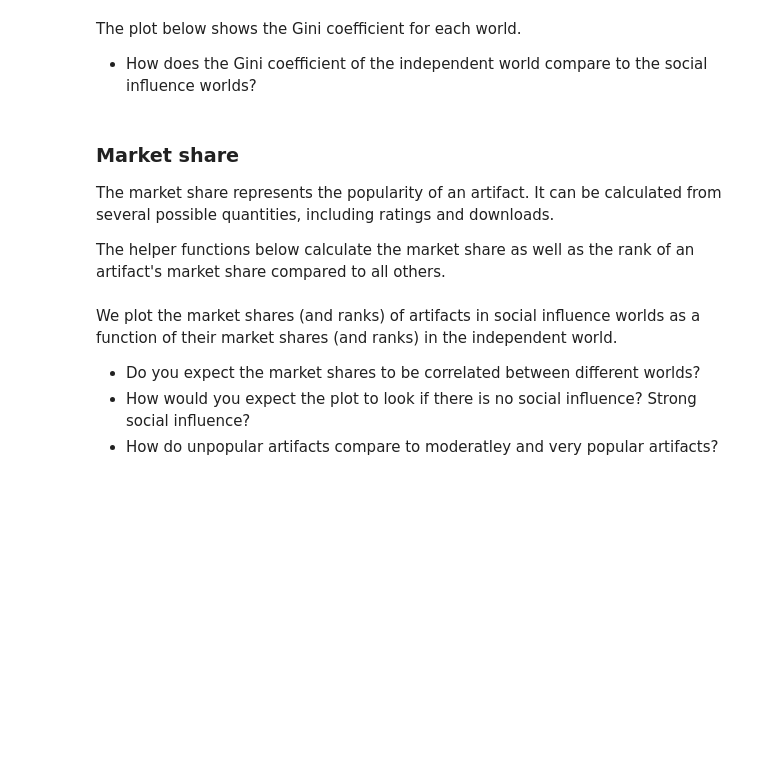
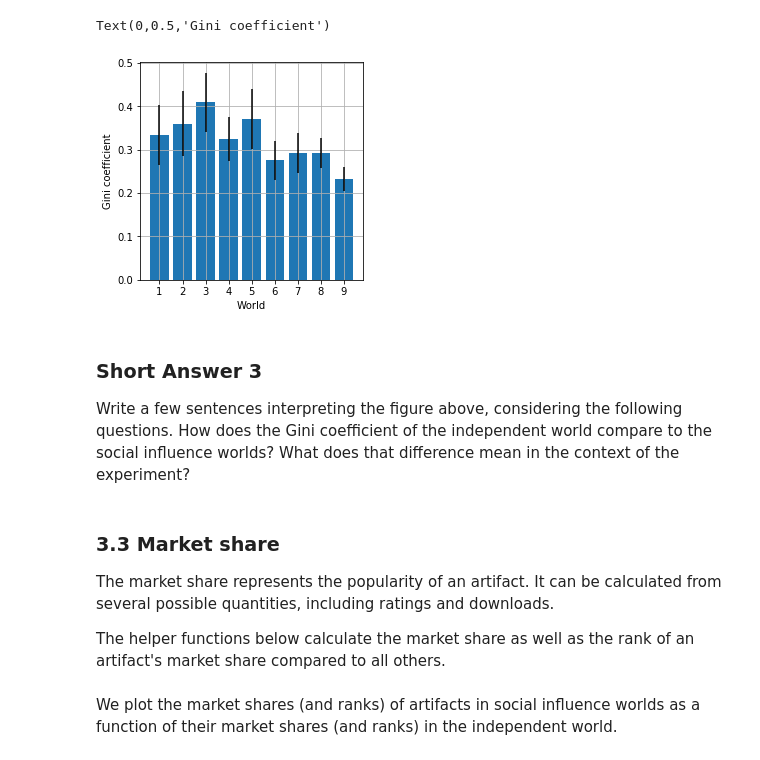
Before and after one commit to UM-CSS/CSSLabs-Experiments, a Jupyter notebook: Online Experiments.ipynb, the cells around one changed output. Saved outputs shown, nothing was run; the diff lists cells and outputs as text; code cells hidden in the pictures; blank space fills up the shorter version.

```diff
--- a/Online Experiments.ipynb
+++ b/Online Experiments.ipynb
@@ -258,16 +344,0 @@ First we define some helper functions.
-# %%
-def gini(x):
-    '''Given a list of counts `x`, return the gini coefficient.'''
-    x = [xi for xi in x if not np.isnan(xi)]
-    n = len(x)
-    gini_num = sum([sum([abs(x_i - x_j) for x_j in x]) for x_i in x])
-    gini_den = 2.0 * n * sum([x_i for x_i in x])
-    return gini_num / gini_den
-
-def get_world_gini(df_world_song):
-    world_ids = sorted(set(df_world_song["world_id"]))
-    df_worlds = pd.DataFrame({"world_id": world_ids}).set_index("world_id")
-    df_worlds["gini"] = [
-        gini(df_downloads.loc[df_downloads["world_id"] == cur_world, analysis_column])
-        for cur_world in df_worlds.index]
-    return df_worlds
@@ -274,4 +356,16 @@ def get_world_gini(df_world_song):
+# %%
+# Calculate and plot the gini coefficient for each world
+df_world_gini = get_world_gini(df_world_song)
+plt.figure(figsize=(4, 4))
+plt.grid()
+plt.bar(df_world_gini.index, df_world_gini["gini"], yerr=df_world_gini["gini_se"])
+plt.xticks(df_world_gini.index, df_world_gini.index)
+plt.xlabel("World")
+plt.ylabel("Gini coefficient")
+# %% [output]
+Text(0,0.5,'Gini coefficient')
+[figure, added]
 # %% [markdown]
-The plot below shows the Gini coefficient for each world.
-
-* How does the Gini coefficient of the independent world compare to the social influence worlds?
+### Short Answer 3
+Write a few sentences interpreting the figure above, considering the following questions. How does the Gini coefficient of the independent world compare to the social influence worlds? What does that difference
+mean in the context of the experiment?
@@ -285,5 +372,5 @@ plt.ylabel("Gini coefficient")
 # %% [markdown]
-### Market share
+### 3.3 Market share
 The market share represents the popularity of an artifact. It can be calculated from several possible quantities, including ratings and downloads.
 
 The helper functions below calculate the market share as well as the rank of an artifact's market share compared to all others.
@@ -331,9 +420,6 @@ def get_market_rank(df_world_song):
     return df
 # %% [markdown]
 We plot the market shares (and ranks) of artifacts in social influence worlds as a function of their market shares (and ranks) in the independent world.
-* Do you expect the market shares to be correlated between different worlds?
-* How would you expect the plot to look if there is no social influence? Strong social influence?
-* How do unpopular artifacts compare to moderatley and very popular artifacts?
 # %%
 # Get market share and rank
 df_market = get_market_rank(df_world_song)
```
Also changed, not shown: parts of 47 cells of this notebook, 1 other file.
